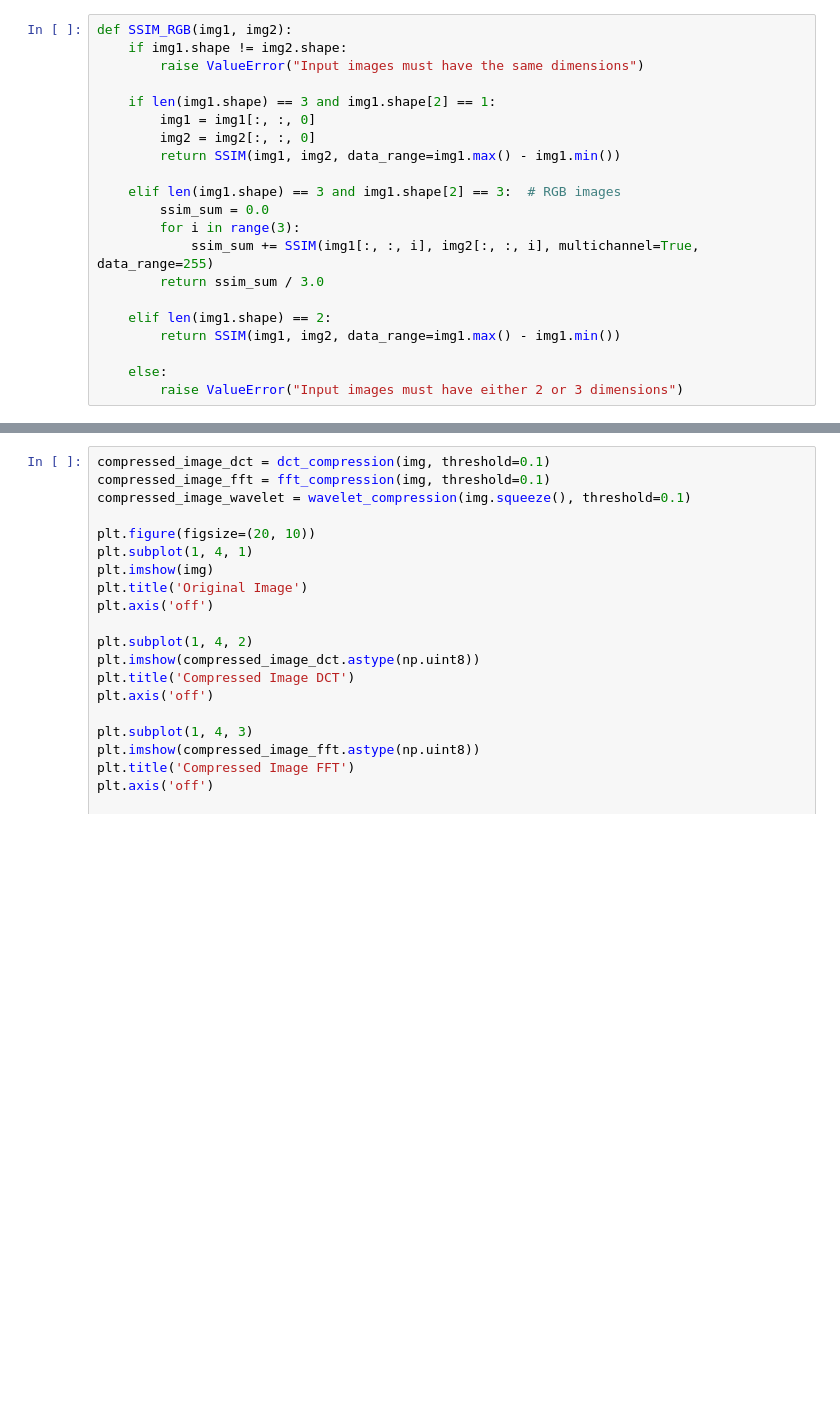
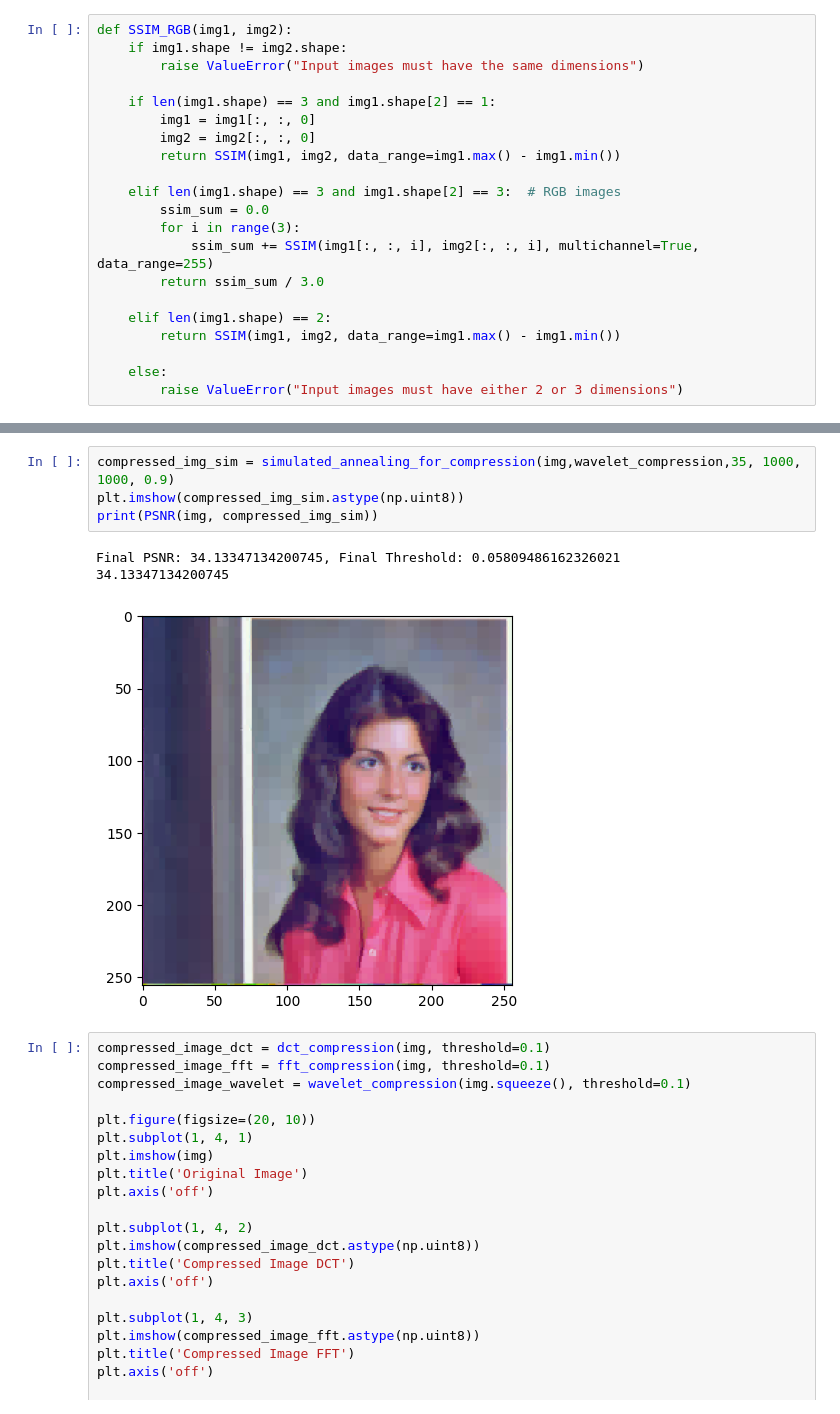
Before and after one commit to kvba1/Image-Compression-With-Orthogonal-Bases, a Jupyter notebook: rgbcompress.ipynb, the cells around one changed output, grey strips where cells are left out. Drawn from its saved outputs; the diff is of its cells as text; blank space fills up the shorter version.

```diff
--- a/rgbcompress.ipynb
+++ b/rgbcompress.ipynb
@@ -204,3 +236,11 @@ def SSIM_RGB(img1, img2):
+# %%
+compressed_img_sim = simulated_annealing_for_compression(img,wavelet_compression,35, 1000, 1000, 0.9)
+plt.imshow(compressed_img_sim.astype(np.uint8))
+print(PSNR(img, compressed_img_sim))
+# %% [output]
+Final PSNR: 34.13347134200745, Final Threshold: 0.05809486162326021
+34.13347134200745
+[figure, added]
 # %%
 compressed_image_dct = dct_compression(img, threshold=0.1)
 compressed_image_fft = fft_compression(img, threshold=0.1)
```
Also changed, not shown: parts of 15 cells of this notebook.
